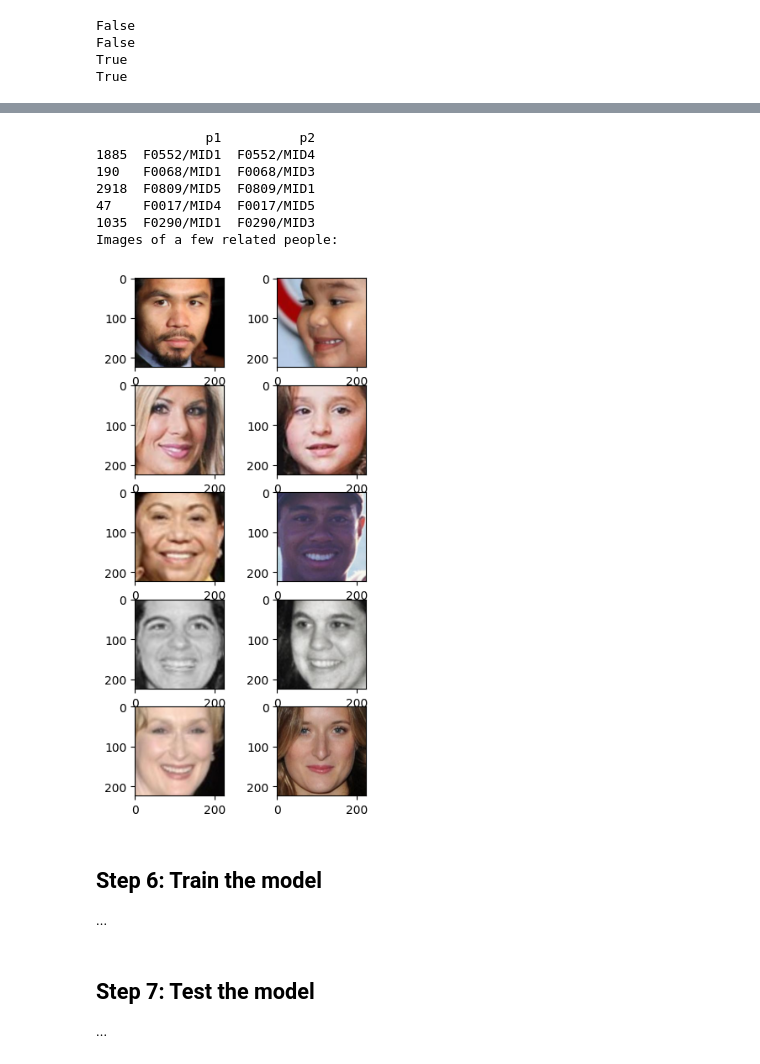
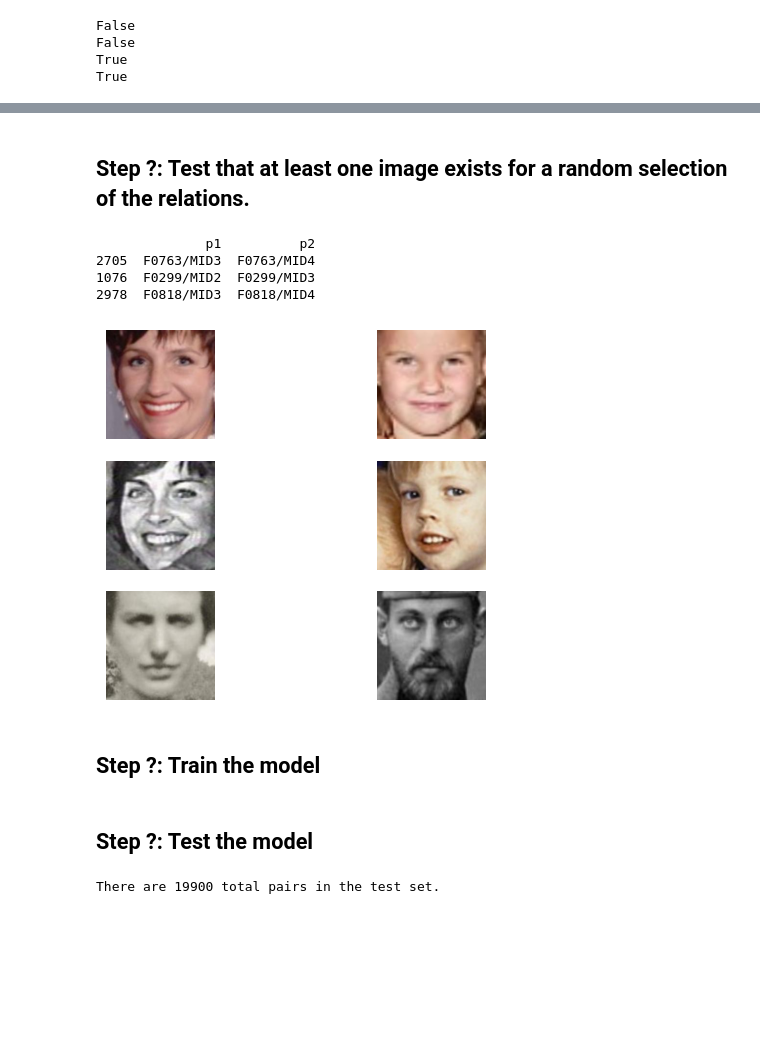
Before and after one commit to jplumb/FIW, a Jupyter notebook: main.ipynb, the cells around one changed output, grey strips where cells are left out. Saved outputs shown, nothing was run; the diff lists cells and outputs as text; code cells hidden in the pictures; blank space fills up the shorter version.

Commit message:
- Added rough test phase using placeholder predictor - Added submission CSV generation

```diff
--- a/main.ipynb
+++ b/main.ipynb
@@ -255,0 +264,21 @@ True
+# %%
+# Create a list of all of the members in the relations data
+members = []
+for member in relations_df.values:
+    if (member[0] not in members):
+        members.append(member[0])
+    if (member[0] not in members):
+        members.append(member[0])
+members.sort()
+print(str(len(members)) + ' total members in the training set:')
+print(members)
+
+# Create a list of the corresponding images
+image_set = []
+for member in members:
+    set = os.listdir(training_image_path + '/' + member)
+    if (len(set) > 0):
+        for image in set:
+            image_set.append(member + '/' + image)
+print(str(len(image_set)) + ' total images in the training set:')
+print(image_set)
@@ -256,38 +322,50 @@ True
+# %% [markdown]
+## **Step ?**: Test that at least one image exists for a random selection of the relations.
 # %%
 import cv2
 import matplotlib.pyplot as plt
 from random import choice
 
-SAMPLE_COUNT = 5
+SAMPLE_COUNT = 3
 samples = relations_df.sample(SAMPLE_COUNT)
 print(samples)
 
-image_px = 4
-f, ax = plt.subplots(SAMPLE_COUNT, 2, figsize=(image_px, image_px*2))
-print("Images of a few related people: ")
+f, ax = plt.subplots(SAMPLE_COUNT, 2)
+f.patch.set_alpha(0) # Transparent background
+for a in ax.flat:
+    a.axis('off')
 i = 0
 for member in samples.values:
-    img1 = training_image_path + '/' + member[0] + '/' + choice(os.listdir(training_image_path + '/' + member[0]))
-    img2 = training_image_path + '/' + member[1] + '/' + choice(os.listdir(training_image_path + '/' + member[1]))
+    img1 = training_image_path + '/' + member[0] + '/' \
+        + choice(os.listdir(training_image_path + '/' + member[0]))
+    img2 = training_image_path + '/' + member[1] + '/'  \
+        + choice(os.listdir(training_image_path + '/' + member[1]))
     rgb1 = cv2.cvtColor(cv2.imread(img1), cv2.COLOR_BGR2RGB)
     rgb2 = cv2.cvtColor(cv2.imread(img2), cv2.COLOR_BGR2RGB)
     ax[i][0].imshow(rgb1, cmap = plt.cm.Spectral)
     ax[i][1].imshow(rgb2, cmap = plt.cm.Spectral)
     i = i + 1
 # %% [output]
               p1          p2
-1885  F0552/MID1  F0552/MID4
-190   F0068/MID1  F0068/MID3
-2918  F0809/MID5  F0809/MID1
-47    F0017/MID4  F0017/MID5
-1035  F0290/MID1  F0290/MID3
-Images of a few related people:
+2705  F0763/MID3  F0763/MID4
+1076  F0299/MID2  F0299/MID3
+2978  F0818/MID3  F0818/MID4
-[figure, old version]
+[figure, new version]
 # %% [markdown]
-## **Step 6**: Train the model
-
-...
+## **Step ?**: Train the model
 # %% [markdown]
-## **Step 7**: Test the model
-
-...
+## **Step ?**: Test the model
+# %%
+import itertools
+
+MODEL = False
+if (MODEL):
+    # Create a list of all of the image pairs in the test-faces data
+    test_pairs = list(itertools.combinations(os.listdir(testing_image_path), 2))
+else:
+    # For now, use a portion of the ground truth relations data for testing
+    test_pairs = list(itertools.combinations(test_images, 2))
+
+print('There are ' + str(len(test_pairs)) + ' total pairs in the test set.')
+# %% [output]
+There are 19900 total pairs in the test set.
```
Also changed, not shown: parts of 24 cells of this notebook.
